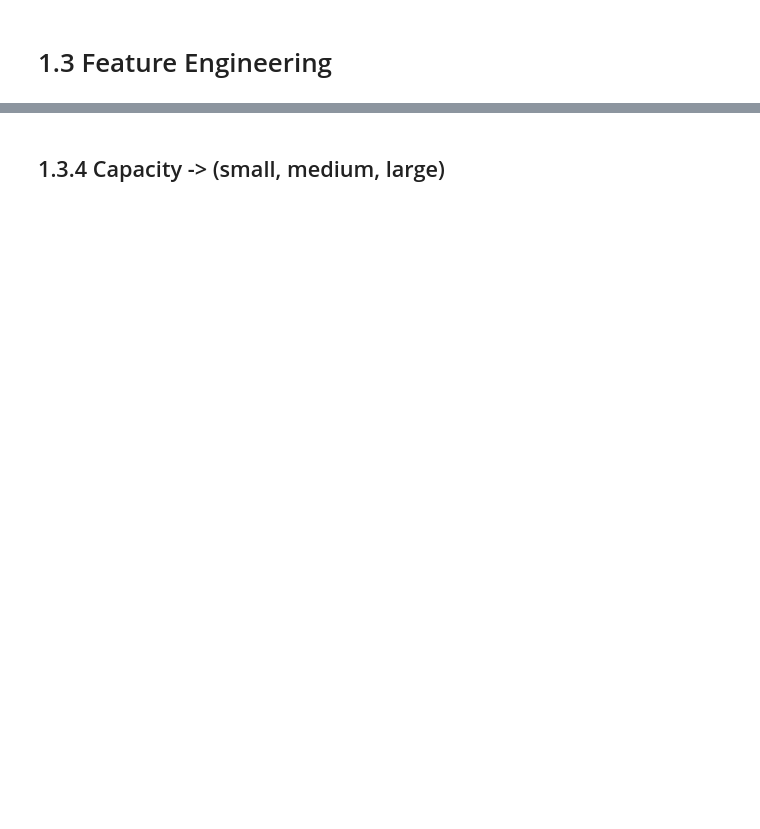
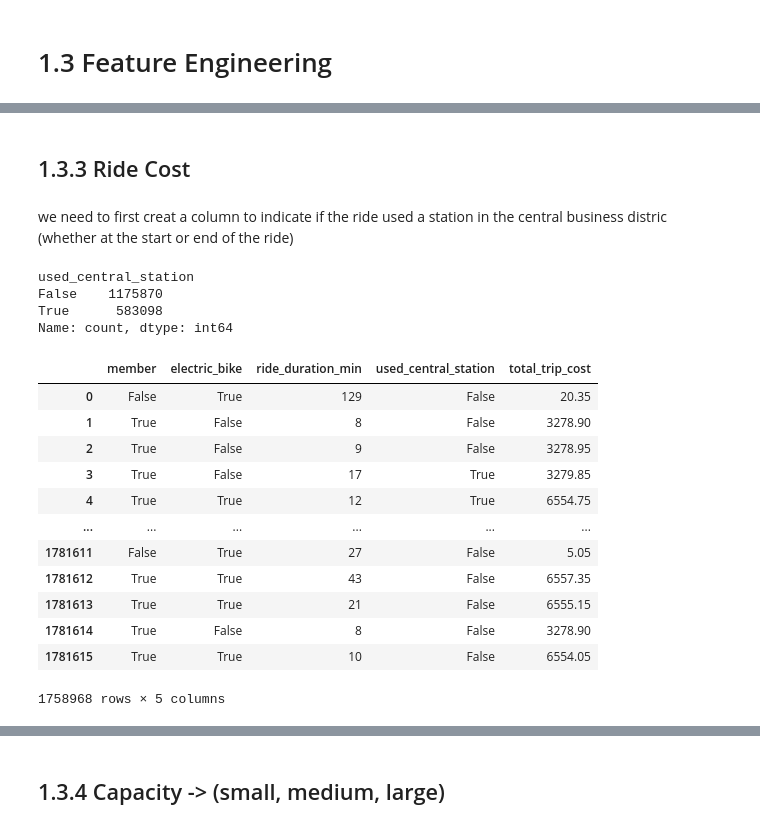
Before and after one commit to reham-shaban/DM-homework, a Jupyter notebook: Data_Mining_Homework.ipynb, the cells around one changed output, grey strips where cells are left out. Drawn from its saved outputs; the diff is of its cells as text; code cells hidden in the pictures; blank space fills up the shorter version.

Commit message:
first task done!

```diff
--- a/Data_Mining_Homework.ipynb
+++ b/Data_Mining_Homework.ipynb
@@ -2512,0 +2573,4 @@ Total reduction: 51.4%
+# %%
+# optimizing datatypes!
+final_dataframe['start_day_name'] = final_dataframe['start_day_name'].astype('category')
+final_dataframe['end_day_name'] = final_dataframe['end_day_name'].astype('category')
@@ -2512,0 +2579,3 @@ Total reduction: 51.4%
+# %%
+final_dataframe['ride_duration_min'] = (final_dataframe['ended_at'] - final_dataframe['started_at']).dt.total_seconds() / 60
+print(final_dataframe[['started_at', 'ended_at', 'ride_duration_min']].head())
@@ -2512,0 +2589,3 @@ Total reduction: 51.4%
+# %%
+# Round duration to the nearest integer
+final_dataframe['ride_duration_min'] = final_dataframe['ride_duration_min'].round()
@@ -2512,0 +2607,7 @@ Total reduction: 51.4%
+# %%
+# Keep only rows where duration is greater than 0
+final_dataframe = final_dataframe[final_dataframe['ride_duration_min'] > 0].copy()
+# %% [markdown]
+## 1.3.3 Ride Cost
+# %% [markdown]
+we need to first creat a column to indicate if the ride used a station in the central business distric (whether at the start or end of the ride)
@@ -2512,0 +2649,54 @@ Total reduction: 51.4%
+# %%
+final_dataframe['used_central_station'].value_counts()
+# %% [output]
+used_central_station
+False    1175870
+True      583098
+Name: count, dtype: int64
+# %%
+duration = final_dataframe['ride_duration_min']
+
+# Conditions
+is_member = final_dataframe['member']
+is_electric = final_dataframe['electric_bike']
+used_central = final_dataframe['used_central_station']
+
+# Base cost
+base_cost = np.where(is_member, 3.95, 1.00)
+
+# Per-minute rate
+rate = np.select(
+    [is_member & is_electric, is_member & ~is_electric, ~is_member & is_electric],
+    [0.10, 0.05, 0.15],
+    default=0.05
+)
+
+# Extra minutes (depends on member status)
+extra_minutes = np.where(is_member, np.maximum(0, duration - 45), duration)
+
+# Extra cost
+extra_cost = extra_minutes * rate
+
+# Tax for central station use
+central_tax = np.where(used_central, 0.5, 0.0)
+
+# Tax for duration over a full day (1440 min)
+duration_tax = np.where(duration > 1440, 3.0, 0.0)
+
+# Final total cost
+final_dataframe['total_trip_cost'] = np.round(base_cost + extra_cost + central_tax + duration_tax, 2)
+final_dataframe[['member', 'electric_bike', 'ride_duration_min', 'used_central_station', 'total_trip_cost']]
+# %% [output]
+|  | member | electric_bike | ride_duration_min | used_central_station | total_trip_cost |
+| 0 | False | True | 129 | False | 20.35 |
+| 1 | True | False | 8 | False | 3278.90 |
+| 2 | True | False | 9 | False | 3278.95 |
+| 3 | True | False | 17 | True | 3279.85 |
+| 4 | True | True | 12 | True | 6554.75 |
+| ... | ... | ... | ... | ... | ... |
+| 1781611 | False | True | 27 | False | 5.05 |
+| 1781612 | True | True | 43 | False | 6557.35 |
+| 1781613 | True | True | 21 | False | 6555.15 |
+| 1781614 | True | False | 8 | False | 3278.90 |
+| 1781615 | True | True | 10 | False | 6554.05 |
+1758968 rows × 5 columns
```
Also changed, not shown: parts of 57 cells of this notebook.
